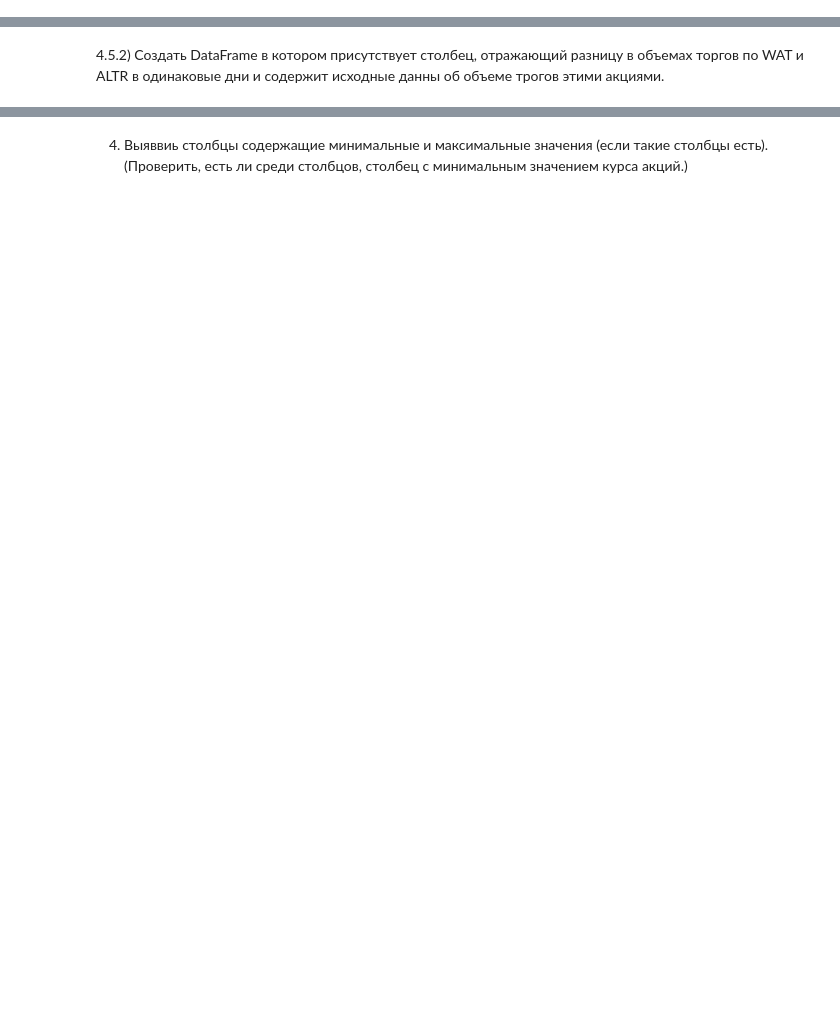
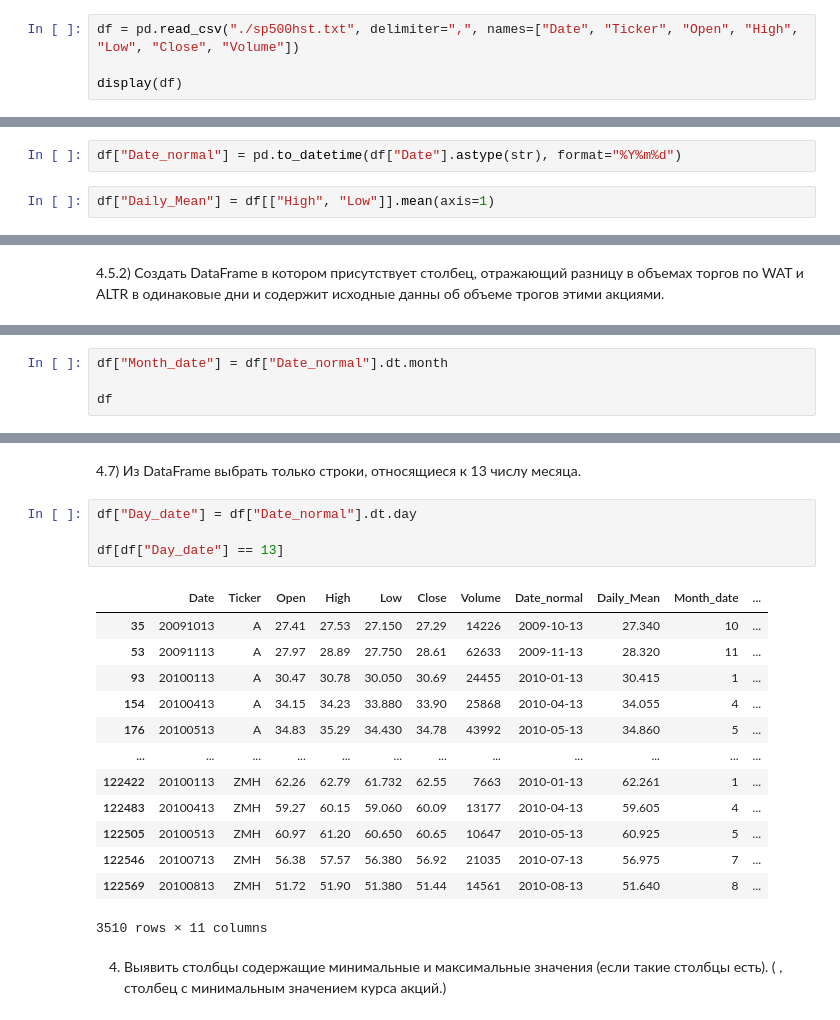
Before and after one commit to nik-boop/BDT, a Jupyter notebook: 2/TOBD_sem02_pandas_tsk.ipynb, the cells around one changed output, grey strips where cells are left out. Saved outputs shown, nothing was run; the diff lists cells and outputs as text; blank space fills up the shorter version.

```diff
--- a/2/TOBD_sem02_pandas_tsk.ipynb
+++ b/2/TOBD_sem02_pandas_tsk.ipynb
@@ -9,0 +10,4 @@ import numpy as np
+# %%
+df = pd.read_csv("./sp500hst.txt", delimiter=",", names=["Date", "Ticker", "Open", "High", "Low", "Close", "Volume"])
+
+display(df)
@@ -10,2 +28,6 @@ import numpy as np
 # %% [markdown]
 3.1) Создать столбец со значеними средними, между значением дневного минимума и максимума.
+# %%
+df["Date_normal"] = pd.to_datetime(df["Date"].astype(str), format="%Y%m%d")
+# %%
+df["Daily_Mean"] = df[["High", "Low"]].mean(axis=1)
@@ -33,0 +238,4 @@ import numpy as np
+# %%
+df["Month_date"] = df["Date_normal"].dt.month
+
+df
@@ -34,2 +256,22 @@ import numpy as np
+# %% [markdown]
+4.7) Из DataFrame выбрать только строки, относящиеся к 13 числу месяца.
+# %%
+df["Day_date"] = df["Date_normal"].dt.day
+
+df[df["Day_date"] == 13]
+# %% [output]
+|  | Date | Ticker | Open | High | Low | Close | Volume | Date_normal | Daily_Mean | Month_date | ... |
+| 35 | 20091013 | A | 27.41 | 27.53 | 27.150 | 27.29 | 14226 | 2009-10-13 | 27.340 | 10 | ... |
+| 53 | 20091113 | A | 27.97 | 28.89 | 27.750 | 28.61 | 62633 | 2009-11-13 | 28.320 | 11 | ... |
+| 93 | 20100113 | A | 30.47 | 30.78 | 30.050 | 30.69 | 24455 | 2010-01-13 | 30.415 | 1 | ... |
+| 154 | 20100413 | A | 34.15 | 34.23 | 33.880 | 33.90 | 25868 | 2010-04-13 | 34.055 | 4 | ... |
+| 176 | 20100513 | A | 34.83 | 35.29 | 34.430 | 34.78 | 43992 | 2010-05-13 | 34.860 | 5 | ... |
+| ... | ... | ... | ... | ... | ... | ... | ... | ... | ... | ... | ... |
+| 122422 | 20100113 | ZMH | 62.26 | 62.79 | 61.732 | 62.55 | 7663 | 2010-01-13 | 62.261 | 1 | ... |
+| 122483 | 20100413 | ZMH | 59.27 | 60.15 | 59.060 | 60.09 | 13177 | 2010-04-13 | 59.605 | 4 | ... |
+| 122505 | 20100513 | ZMH | 60.97 | 61.20 | 60.650 | 60.65 | 10647 | 2010-05-13 | 60.925 | 5 | ... |
+| 122546 | 20100713 | ZMH | 56.38 | 57.57 | 56.380 | 56.92 | 21035 | 2010-07-13 | 56.975 | 7 | ... |
+| 122569 | 20100813 | ZMH | 51.72 | 51.90 | 51.380 | 51.44 | 14561 | 2010-08-13 | 51.640 | 8 | ... |
+3510 rows × 11 columns
 # %% [markdown]
-4) Выяввиь столбцы содержащие минимальные и максимальные значения (если такие столбцы есть). (Проверить, есть ли среди столбцов, столбец с минимальным значением курса акций.)
+4) Выявить столбцы содержащие минимальные и максимальные значения (если такие столбцы есть). ( , столбец с минимальным значением курса акций.)
```
Also changed, not shown: parts of 34 cells of this notebook, 21 other files.
